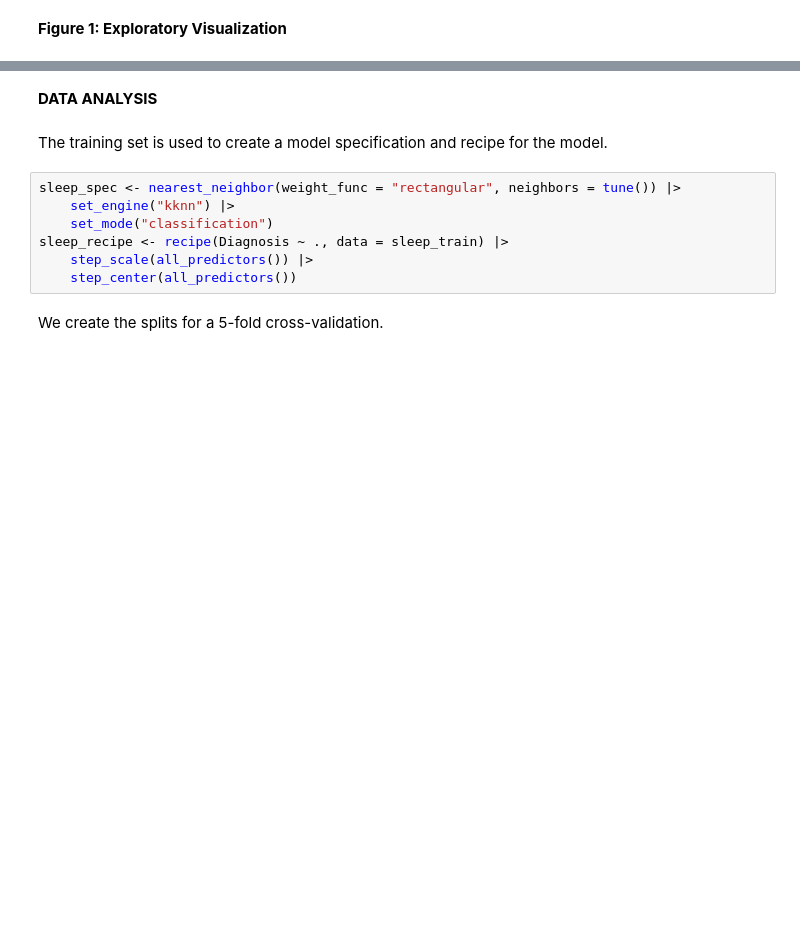
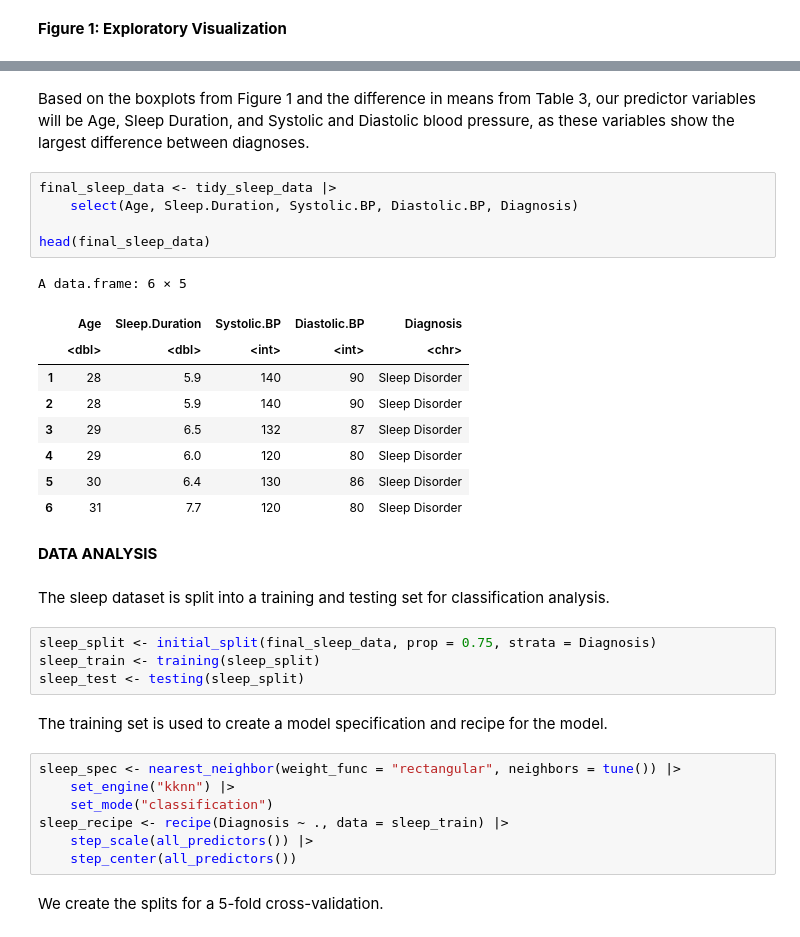
Before and after one commit to hlu10/group-18-dsci100, a Jupyter notebook: project_report.ipynb, the cells around one changed output, grey strips where cells are left out. Drawn from its saved outputs; the diff is of its cells as text; blank space fills up the shorter version.

```diff
--- a/project_report.ipynb
+++ b/project_report.ipynb
@@ -172,5 +185,28 @@ Mean stress level (1-10)--where 1 represents lowest stress and 10 represents hig
+# %% [markdown]
+Based on the boxplots from Figure 1 and the difference in means from Table 3, our predictor variables will be Age, Sleep Duration, and Systolic and Diastolic blood pressure, as these variables show the largest difference between diagnoses.
+# %%
+final_sleep_data <- tidy_sleep_data |>
+    select(Age, Sleep.Duration, Systolic.BP, Diastolic.BP, Diagnosis)
+
+head(final_sleep_data)
+# %% [output]
+A data.frame: 6 × 5
+|  | Age | Sleep.Duration | Systolic.BP | Diastolic.BP | Diagnosis |
+|  | <dbl> | <dbl> | <int> | <int> | <chr> |
+| 1 | 28 | 5.9 | 140 | 90 | Sleep Disorder |
+| 2 | 28 | 5.9 | 140 | 90 | Sleep Disorder |
+| 3 | 29 | 6.5 | 132 | 87 | Sleep Disorder |
+| 4 | 29 | 6.0 | 120 | 80 | Sleep Disorder |
+| 5 | 30 | 6.4 | 130 | 86 | Sleep Disorder |
+| 6 | 31 | 7.7 | 120 | 80 | Sleep Disorder |
 # %% [markdown]
 **DATA ANALYSIS**
+# %% [markdown]
+The sleep dataset is split into a training and testing set for classification analysis.
+# %%
+sleep_split <- initial_split(final_sleep_data, prop = 0.75, strata = Diagnosis)
+sleep_train <- training(sleep_split)
+sleep_test <- testing(sleep_split)
 # %% [markdown]
 The training set is used to create a model specification and recipe for the model.
 # %%
```
Also changed, not shown: parts of 19 cells of this notebook.
